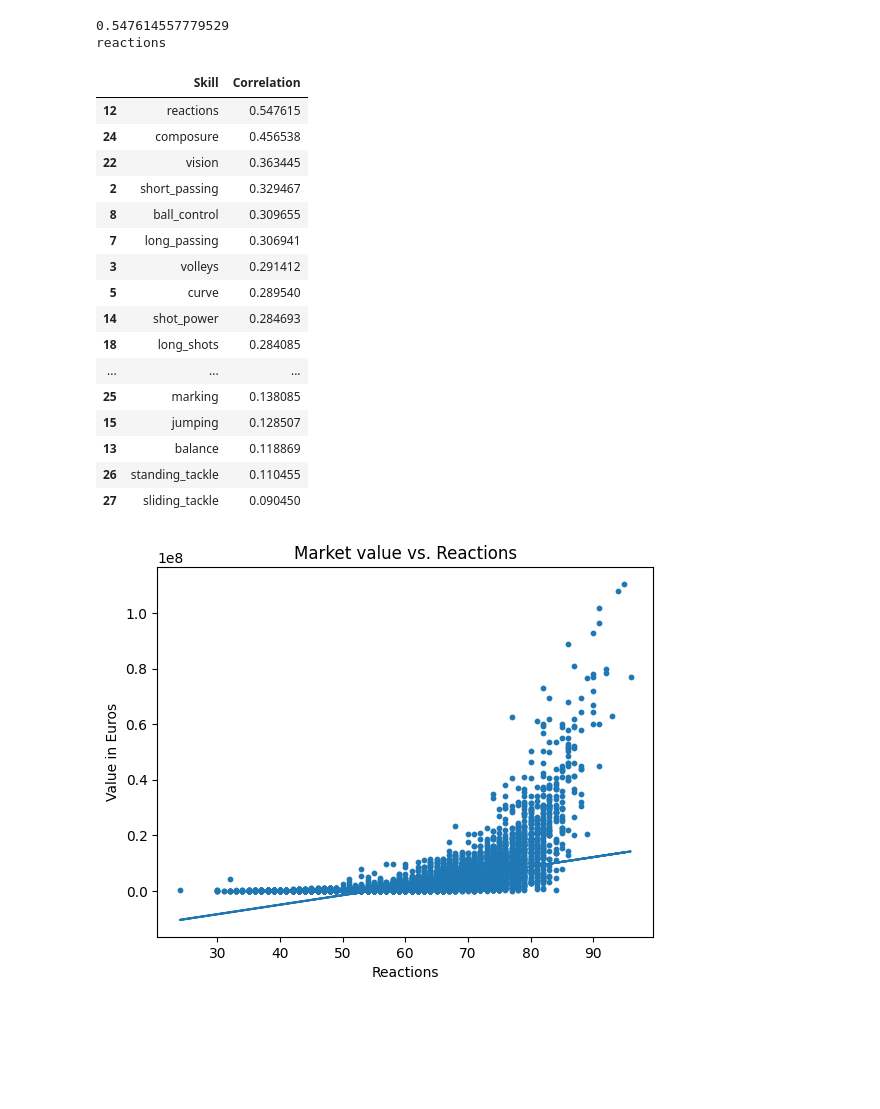
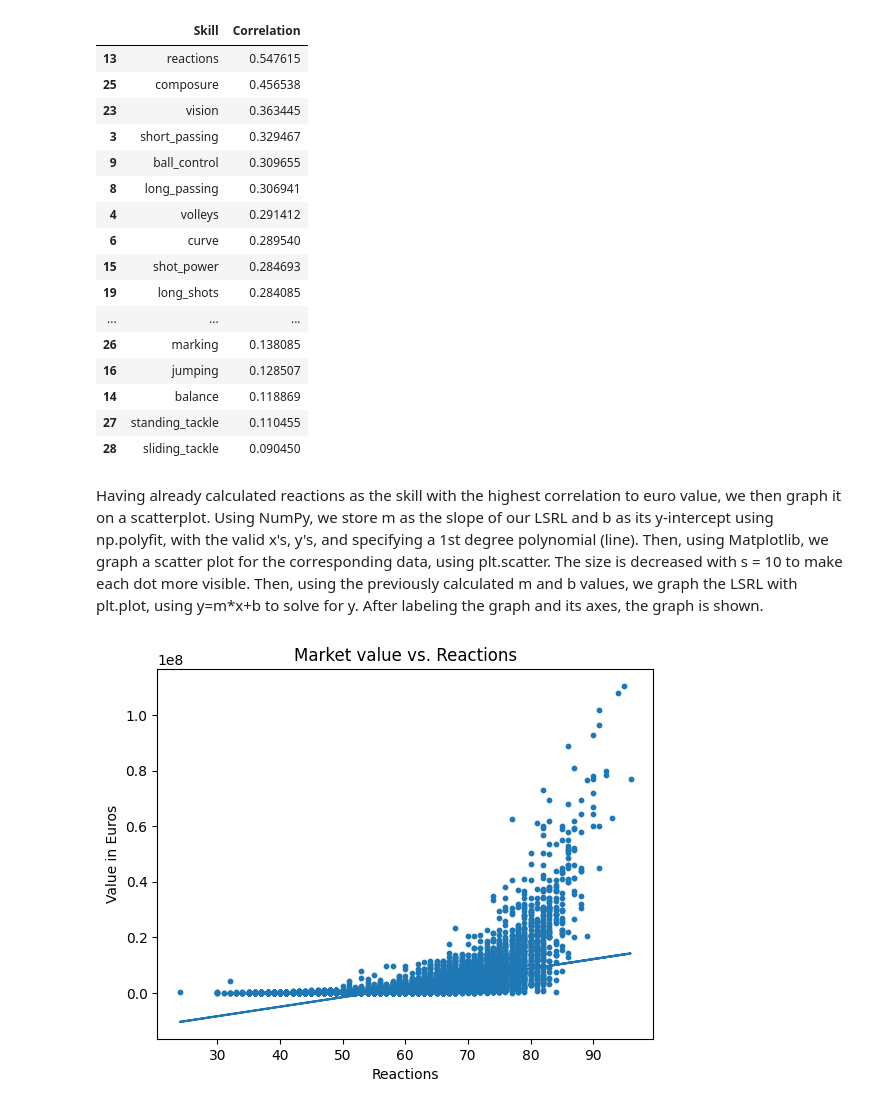
Before and after one commit to timothyllata/fifa-analysis, a Jupyter notebook: FifaAnalysis.ipynb, the cells around one changed output. Drawn from its saved outputs; the diff is of its cells as text; code cells hidden in the pictures; blank space fills up the shorter version.

```diff
--- a/FifaAnalysis.ipynb
+++ b/FifaAnalysis.ipynb
@@ -17,23 +2,0 @@ df.head()
-# %%
-import pandas as pd
-import numpy as np
-import matplotlib.pyplot as plt
-
-# df = pd.read_csv(next(iter(uploaded)))
-df = pd.read_csv("https://raw.githubusercontent.com/timothyllata/fifa-analysis/refs/heads/main/fifa_players.csv")
-
-x = df["height_cm"]
-y = df["overall_rating"]
-
-m, b = np.polyfit(x, y, 1)
-# s controls the dot size, and alpha controls the dot opacity
-plt.scatter(x, y, s = 10, alpha = 0.3)
-plt.plot(x, m*x + b)
-
-plt.xlabel("Player Height (cm)")
-plt.ylabel("Overall Rating")
-plt.title("LSRL")
-plt.show()
-# Correlation coefficient calculation. Expected near 0.
-r = np.corrcoef(x, y)[0, 1]
-print(r)
@@ -43,49 +16,45 @@ print(r)
 # %%
 import pandas as pd
 import numpy as np
 
 df = pd.read_csv("https://raw.githubusercontent.com/timothyllata/fifa-analysis/refs/heads/main/fifa_players.csv")
-lst = []
 y = df["value_euro"]
-max = 0
-max_skill = ""
 all_correlations = []
-for skill in df.columns[23:]:
+for skill in df.columns[22:]:
   x = df[skill]
   valid = x.notna() & y.notna()
   r = np.corrcoef(x[valid], y[valid])[0, 1]
-  # print(r,skill)
   all_correlations.append(r)
-  if r > max:
-    max = r
-    max_skill = skill
-print(max)
-print(max_skill)
 skills_df = pd.DataFrame({
-    "Skill": df.columns[23:],
+    "Skill": df.columns[22:],
     "Correlation": all_correlations
 }).sort_values(by = "Correlation", ascending = False)
 skills_df
 # %% [output]
-0.547614557779529
-reactions
 |  | Skill | Correlation |
-| 12 | reactions | 0.547615 |
-| 24 | composure | 0.456538 |
-| 22 | vision | 0.363445 |
-| 2 | short_passing | 0.329467 |
-| 8 | ball_control | 0.309655 |
-| 7 | long_passing | 0.306941 |
-| 3 | volleys | 0.291412 |
-| 5 | curve | 0.289540 |
-| 14 | shot_power | 0.284693 |
-| 18 | long_shots | 0.284085 |
+| 13 | reactions | 0.547615 |
+| 25 | composure | 0.456538 |
+| 23 | vision | 0.363445 |
+| 3 | short_passing | 0.329467 |
+| 9 | ball_control | 0.309655 |
+| 8 | long_passing | 0.306941 |
+| 4 | volleys | 0.291412 |
+| 6 | curve | 0.289540 |
+| 15 | shot_power | 0.284693 |
+| 19 | long_shots | 0.284085 |
 | ... | ... | ... |
-| 25 | marking | 0.138085 |
-| 15 | jumping | 0.128507 |
-| 13 | balance | 0.118869 |
-| 26 | standing_tackle | 0.110455 |
-| 27 | sliding_tackle | 0.090450 |
+| 26 | marking | 0.138085 |
+| 16 | jumping | 0.128507 |
+| 14 | balance | 0.118869 |
+| 27 | standing_tackle | 0.110455 |
+| 28 | sliding_tackle | 0.090450 |
+# %% [markdown]
+Having already calculated reactions as the skill with the highest correlation to euro value, we then graph it on a scatterplot.
+Using NumPy, we store m as the slope of our LSRL and b as its y-intercept using np.polyfit, with the valid x's, y's, and specifying a 1st degree polynomial (line).
+Then, using Matplotlib, we graph a scatter plot for the corresponding data, using plt.scatter.
+The size is decreased with s = 10 to make each dot more visible.
+Then, using the previously calculated m and b values, we graph the LSRL with plt.plot, using y=m*x+b to solve for y.
+After labeling the graph and its axes, the graph is shown.
 # %%
 import pandas as pd
 import numpy as np
```
Also changed, not shown: parts of 9 cells of this notebook.
